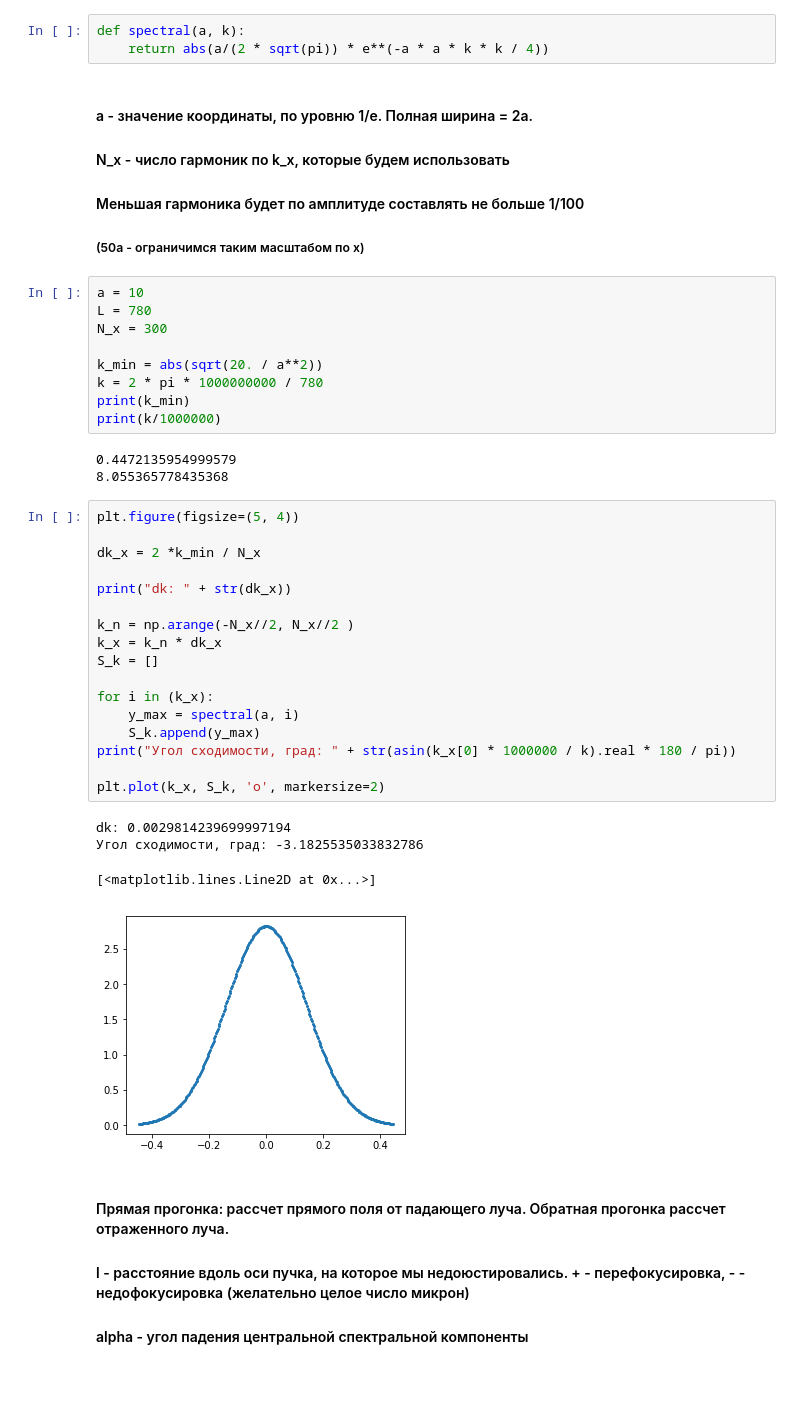
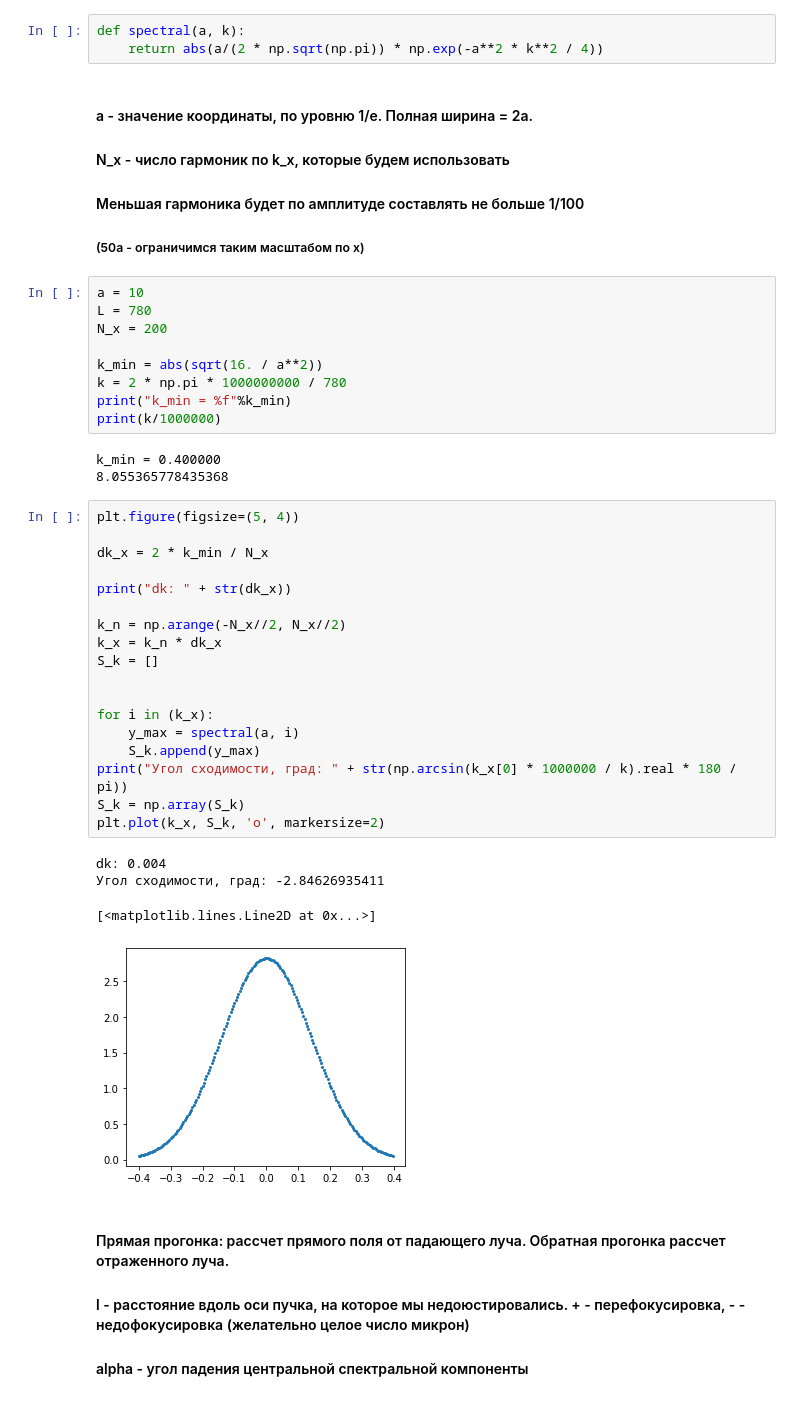
Before and after one commit to Enedys/TMM_Otto, a Jupyter notebook: Gaussian_beam.ipynb, the cells around one changed output. Saved outputs shown, nothing was run; the diff lists cells and outputs as text.

```diff
--- a/Gaussian_beam.ipynb
+++ b/Gaussian_beam.ipynb
@@ -80,6 +117,6 @@ def R_func(dictionary_structure={}, wl=780, teta=45, d=0):
 # %%
 def spectral(a, k):
-    return abs(a/(2 * sqrt(pi)) * e**(-a * a * k * k / 4))
+    return abs(a/(2 * np.sqrt(np.pi)) * np.exp(-a**2 * k**2 / 4))
 # %% [markdown]
 #### a - значение координаты, по уровню 1/e. Полная ширина = 2a.
 #### N_x - число гармоник по k_x, которые будем использовать
@@ -89,37 +126,38 @@ def spectral(a, k):
 # %%
 a = 10
 L = 780
-N_x = 300
+N_x = 200
 
-k_min = abs(sqrt(20. / a**2))
-k = 2 * pi * 1000000000 / 780
-print(k_min)
+k_min = abs(sqrt(16. / a**2))
+k = 2 * np.pi * 1000000000 / 780
+print("k_min = %f"%k_min)
 print(k/1000000)
 # %% [output]
-0.4472135954999579
+k_min = 0.400000
 8.055365778435368
 # %%
 plt.figure(figsize=(5, 4))
 
-dk_x = 2 *k_min / N_x
+dk_x = 2 * k_min / N_x
 
 print("dk: " + str(dk_x))
 
-k_n = np.arange(-N_x//2, N_x//2 )
+k_n = np.arange(-N_x//2, N_x//2)
 k_x = k_n * dk_x
 S_k = []
+
 
 for i in (k_x):
     y_max = spectral(a, i)
     S_k.append(y_max)
-print("Угол сходимости, град: " + str(asin(k_x[0] * 1000000 / k).real * 180 / pi))
-
+print("Угол сходимости, град: " + str(np.arcsin(k_x[0] * 1000000 / k).real * 180 / pi))
+S_k = np.array(S_k)
 plt.plot(k_x, S_k, 'o', markersize=2)
 # %% [output]
-dk: 0.0029814239699997194
-Угол сходимости, град: -3.1825535033832786
+dk: 0.004
+Угол сходимости, град: -2.84626935411
 [<matplotlib.lines.Line2D at 0x...>]
-[figure, old version]
+[figure, new version]
 # %% [markdown]
 #### Прямая прогонка: рассчет прямого поля от падающего луча. Обратная прогонка рассчет отраженного луча.
 #### l - расстояние вдоль оси пучка, на которое мы недоюстировались. + - перефокусировка, -  - недофокусировка (желательно целое число микрон)
```
Also changed, not shown: parts of 11 cells of this notebook.
